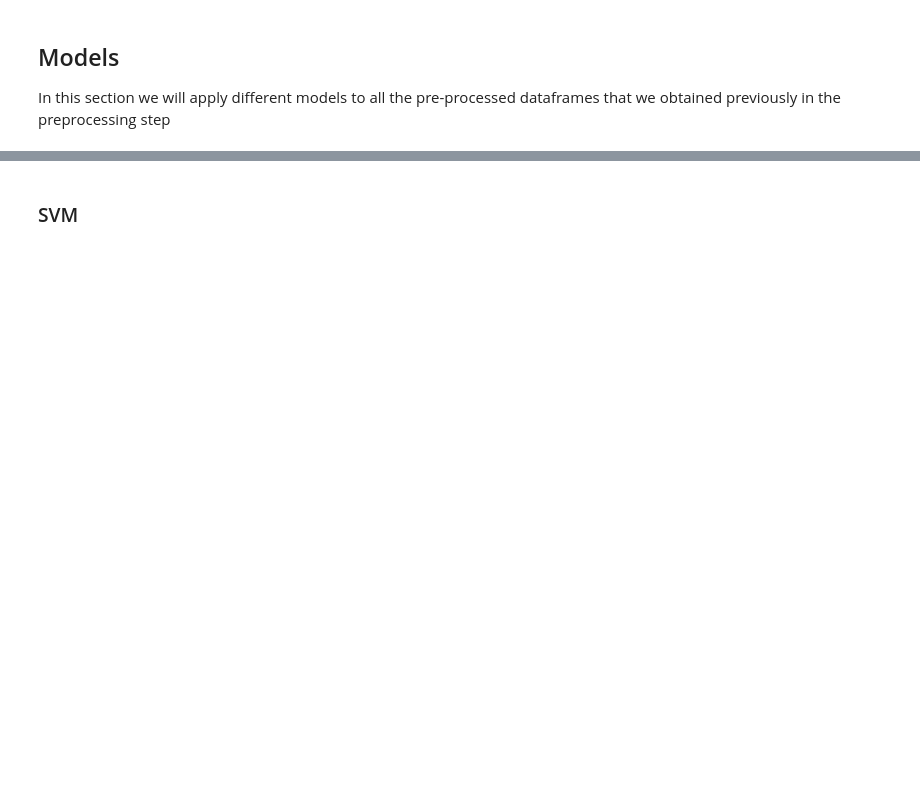
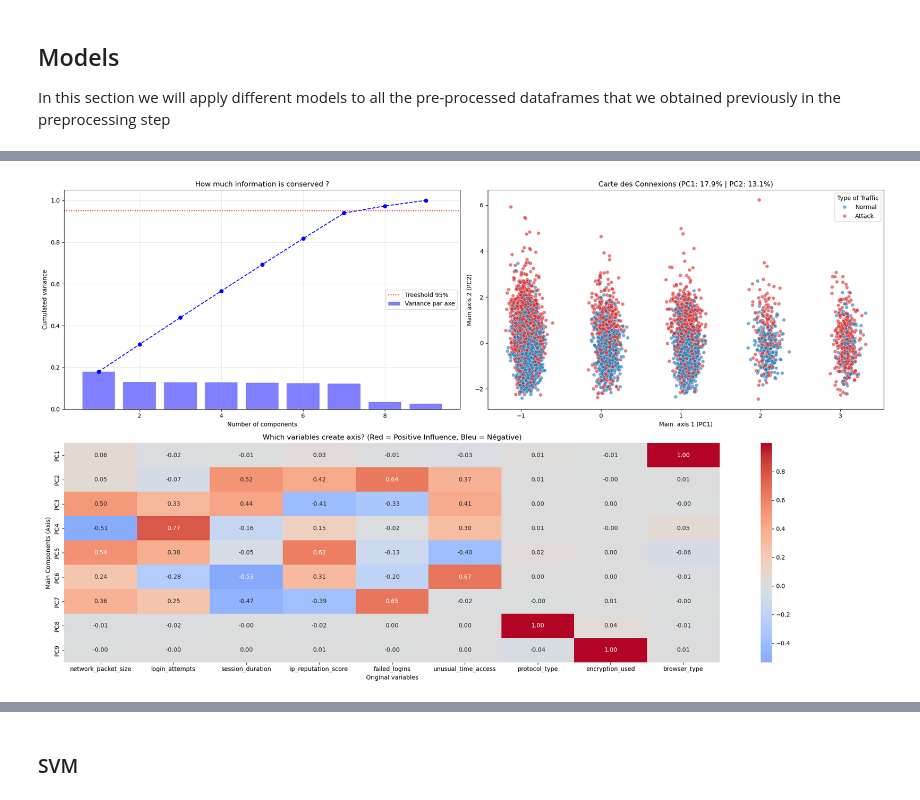
Before and after one commit to mangoshaker/Cybersecurity-Intrusion-Detection, a Jupyter notebook: Prediction.ipynb, the cells around one changed output, grey strips where cells are left out. Cells and saved outputs as stored; diff of their text form; code cells hidden in the pictures; blank space fills up the shorter version.

```diff
--- a/Prediction.ipynb
+++ b/Prediction.ipynb
@@ -23,7 +23,8 @@ from sklearn.preprocessing import OneHotEncoder
 According to the correlation matrix of the previous data analysis, let's remove theses columns : protocol_type, unusual_time_access, encryption_used, network_packet_size
 # %%
 data = pd.read_csv("cybersecurity_intrusion_data.csv")
-cols_to_remove = ["protocol_type", "network_packet_size", "encryption_used","unusual_time_access", "session_id"]
-
-data_clean = data.drop(columns=cols_to_remove)
-categorical_cols = data_clean.select_dtypes(include=['object']).columns
+for col in data.columns:
+    if data[col].dtype == 'object':
+        data[col].fillna(data[col].mode()[0], inplace=True)
+    else:
+        data[col].fillna(data[col].mean(), inplace=True)
@@ -158,0 +376,66 @@ In this section we will apply different models to all the pre-processed datafram
+# %%
+import matplotlib.pyplot as plt
+import seaborn as sns
+from sklearn.decomposition import PCA
+import pandas as pd
+import numpy as np
+feature_names = list(numerical_features) + list(categorical_features)
+
+# ACP
+pca = PCA()
+X_pca = pca.fit_transform(X_train_processed)
+
+# Variance calculus
+explained_variance = pca.explained_variance_ratio_
+cumulative_variance = np.cumsum(explained_variance)
+
+# Visualisation
+fig = plt.figure(figsize=(20, 12))
+gs = fig.add_gridspec(2, 2)
+
+# Explained Variance
+ax1 = fig.add_subplot(gs[0, 0])
+ax1.plot(range(1, len(cumulative_variance) + 1), cumulative_variance, marker='o', linestyle='--', color='blue')
+ax1.bar(range(1, len(explained_variance) + 1), explained_variance, alpha=0.5, color='blue', label='Variance par axe')
+ax1.axhline(y=0.95, color='r', linestyle=':', label='Treeshold 95%')
+ax1.set_title('How much information is conserved ?')
+ax1.set_xlabel('Number of components')
+ax1.set_ylabel('Cumulated variance')
+ax1.legend()
+ax1.grid(True, alpha=0.3)
+
+# Projection 2D
+ax2 = fig.add_subplot(gs[0, 1])
+
+pca_df = pd.DataFrame(data=X_pca[:, :2], columns=['PC1', 'PC2'])
+pca_df['Target'] = y_train.values
+
+scatter = sns.scatterplot(
+    x='PC1', y='PC2', hue='Target', data=pca_df,
+    palette={0: 'tab:blue', 1: 'tab:red'}, alpha=0.6, ax=ax2
+)
+ax2.set_title(f'Carte des Connexions (PC1: {explained_variance[0]:.1%} | PC2: {explained_variance[1]:.1%})')
+ax2.set_xlabel('Main  axis 1 (PC1)')
+ax2.set_ylabel('Main axis 2 (PC2)')
+
+handles, labels = ax2.get_legend_handles_labels()
+ax2.legend(handles, ['Normal', 'Attack'], title="Type of Traffic")
+
+# Matrix of points
+ax3 = fig.add_subplot(gs[1, :]) # Prend toute la largeur du bas
+
+loadings = pd.DataFrame(
+    pca.components_.T,
+    columns=[f'PC{i+1}' for i in range(X_train_processed.shape[1])],
+    index=feature_names
+)
+# Heatmap
+sns.heatmap(loadings.T, annot=True, cmap='coolwarm', center=0, fmt=".2f", ax=ax3)
+ax3.set_title("Which variables create axis? (Red = Positive Influence, Bleu = Négative)")
+ax3.set_ylabel("Main Components (Axis)")
+ax3.set_xlabel("Original variables")
+
+plt.tight_layout()
+plt.show()
+# %% [output]
+[figure, added]
```
Also changed, not shown: parts of 75 cells of this notebook.
